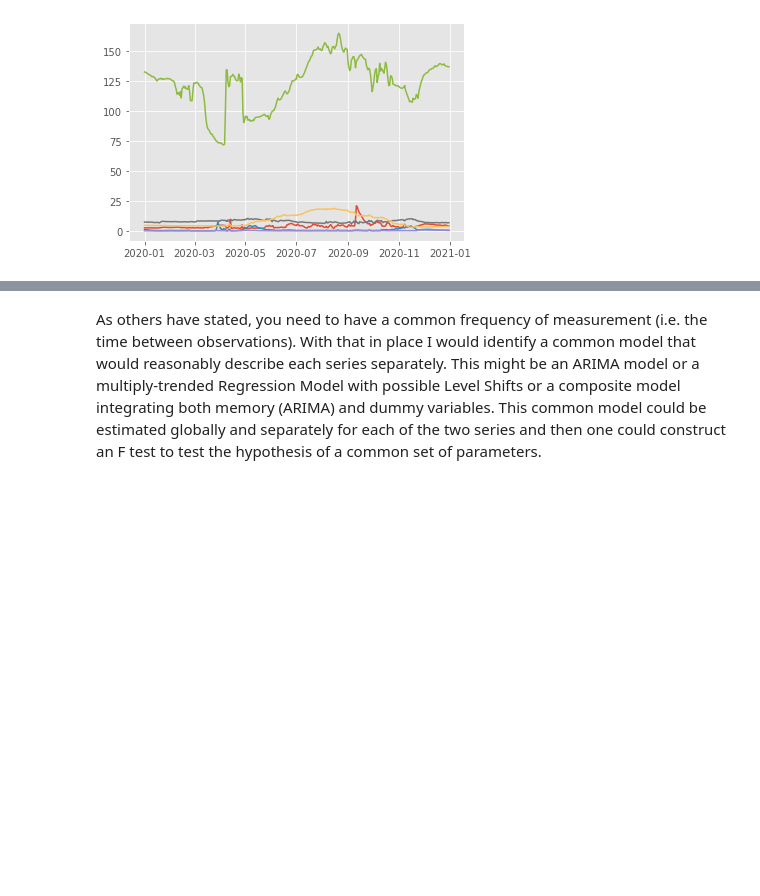
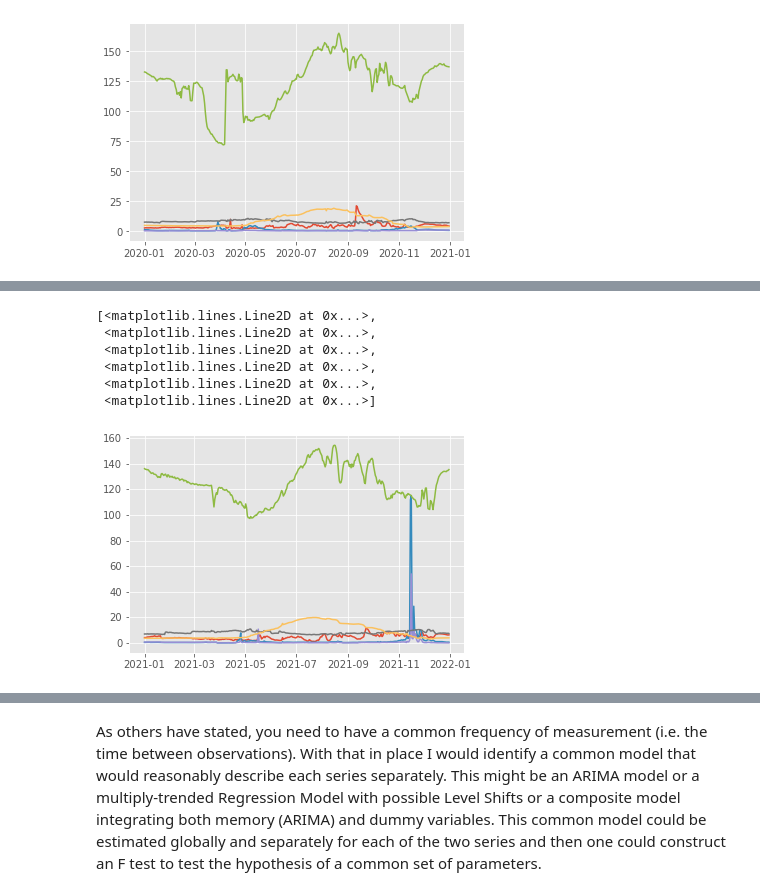
Before and after one commit to Krispy3/HFF_Water, a Jupyter notebook: VAR Model.ipynb, the cells around one changed output, grey strips where cells are left out. Cells and saved outputs as stored; diff of their text form; code cells hidden in the pictures; blank space fills up the shorter version.

```diff
--- a/VAR Model.ipynb
+++ b/VAR Model.ipynb
@@ -41,6 +42,4 @@ data = ipe_df.drop(['contTime'], axis=1)
 data.index = ipe_df.contTime
 # %%
 ipe_daily = data.resample('D').mean()
-# %%
-ipe_daily = ipe_daily['2016':'2020']
 # %%
@@ -166,0 +232,10 @@ plt.plot((yhat))
+# %%
+plt.plot(ipe_test)
+# %% [output]
+[<matplotlib.lines.Line2D at 0x...>,
+ <matplotlib.lines.Line2D at 0x...>,
+ <matplotlib.lines.Line2D at 0x...>,
+ <matplotlib.lines.Line2D at 0x...>,
+ <matplotlib.lines.Line2D at 0x...>,
+ <matplotlib.lines.Line2D at 0x...>]
+[figure, added]
```
Also changed, not shown: parts of 19 cells of this notebook, 1 other file.
